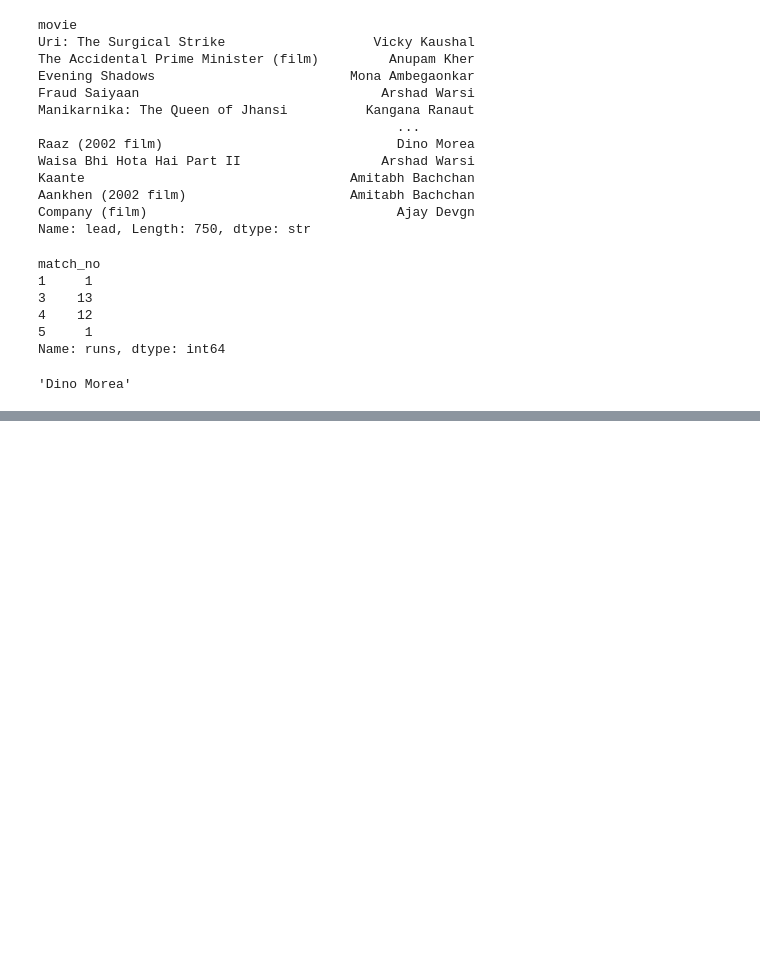
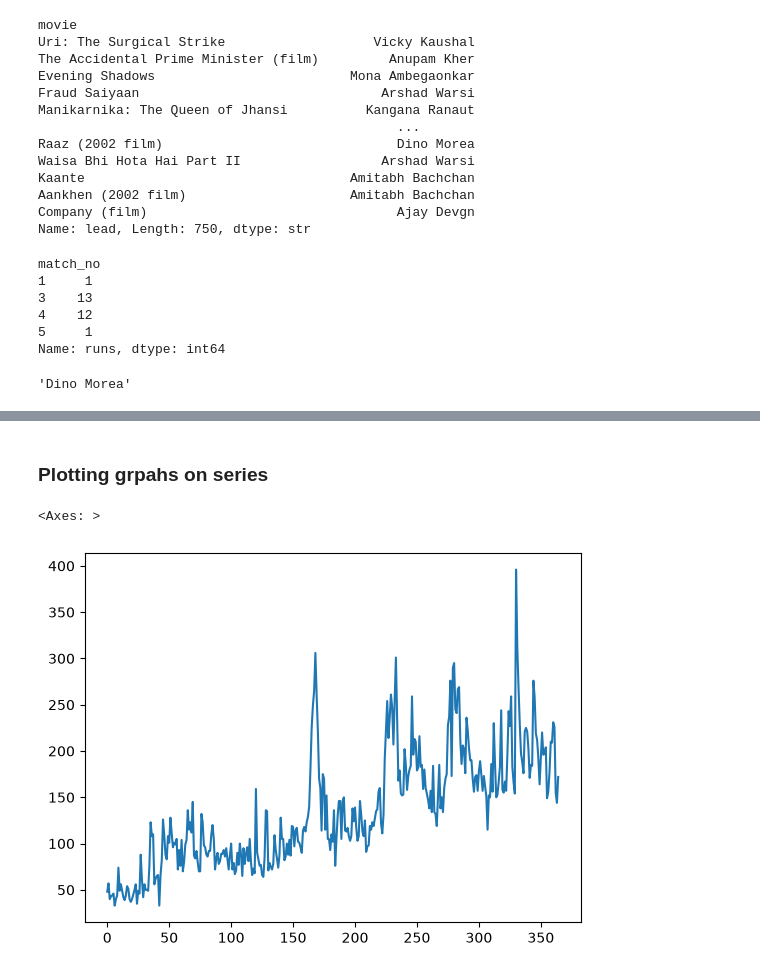
Before and after one commit to ARYAN242526/python-tutorial, a Jupyter notebook: 16_pandas/pandas.ipynb, the cells around one changed output, grey strips where cells are left out. Saved outputs shown, nothing was run; the diff lists cells and outputs as text; code cells hidden in the pictures; blank space fills up the shorter version.

Commit message:
Editing Series, Series with Python Functionalities, Boolean Indexing on Series, Plotting Graphs on Series in Pandas

```diff
--- a/16_pandas/pandas.ipynb
+++ b/16_pandas/pandas.ipynb
@@ -424,0 +626,7 @@ movies['Raaz (2002 film)']
+# %% [markdown]
+### Plotting grpahs on series
+# %%
+subs.plot()
+# %% [output]
+<Axes: >
+[figure, added]
```
Also changed, not shown: parts of 23 cells of this notebook.
